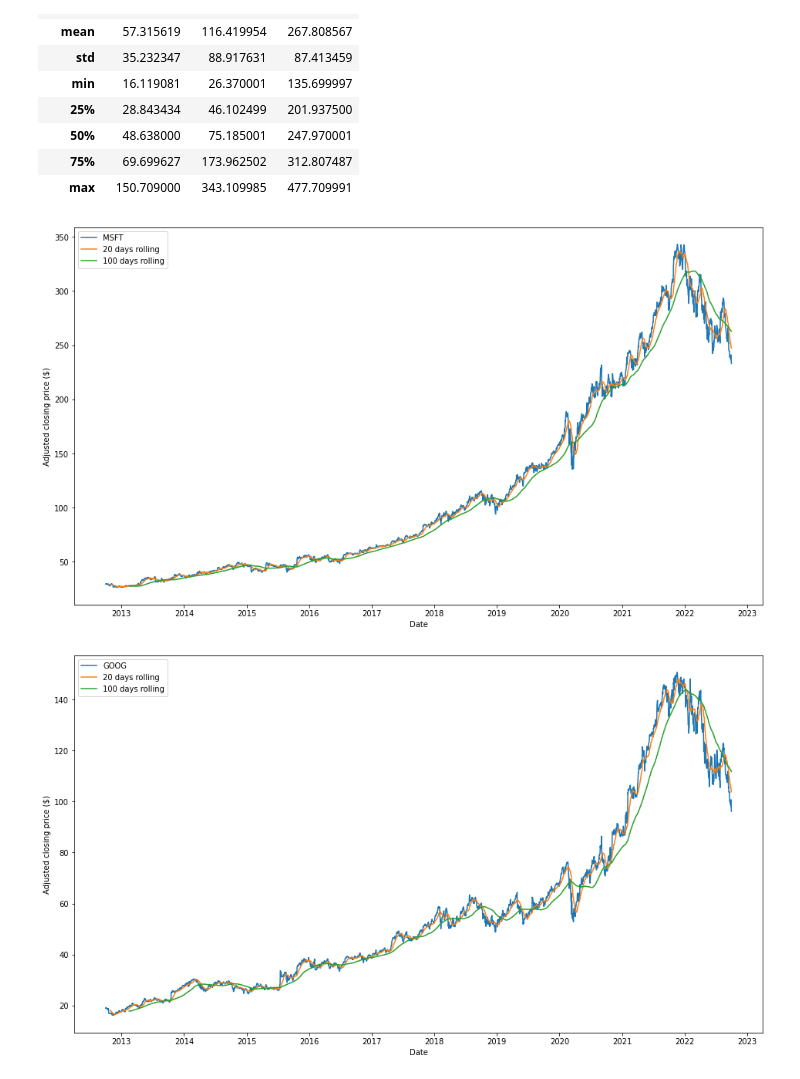
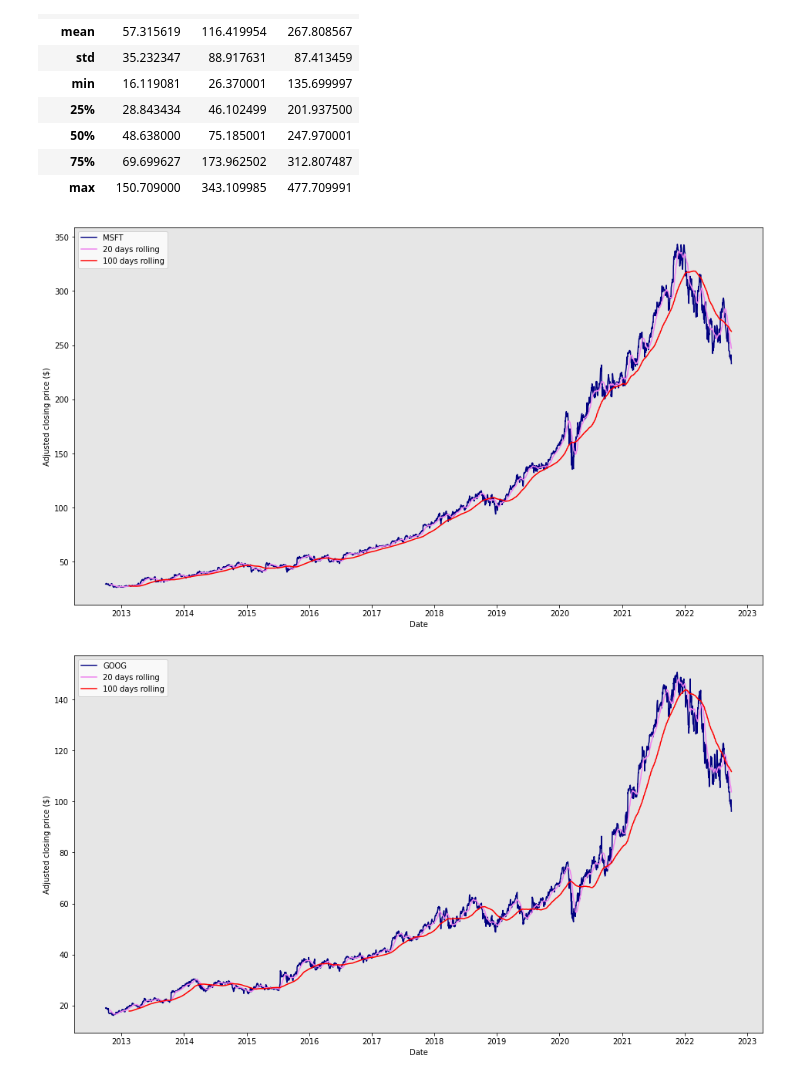
Before and after one commit to mfaldet/Stock-Evaluation, a Jupyter notebook: Stock Prediction/stock-prediction.ipynb, the cells around one changed output. Saved outputs shown, nothing was run; the diff lists cells and outputs as text; code cells hidden in the pictures.

```diff
--- a/Stock Prediction/stock-prediction.ipynb
+++ b/Stock Prediction/stock-prediction.ipynb
@@ -62,30 +62,31 @@ close.describe()
 # %%
 def visualize_equity(df, index):
     # Get the MSFT timeseries. This now returns a Pandas Series object indexed by date.
     idx = df.loc[:, index]
 
     # Calculate the 20 and 100 days moving averages of the closing prices
     short_rolling_idx = idx.rolling(window=20).mean()
     long_rolling_idx = idx.rolling(window=100).mean()
 
     # Plot everything by leveraging the very powerful matplotlib package
     fig, ax = plt.subplots(figsize=(16,9))
 
-    ax.plot(idx.index, idx, label=index)
-    ax.plot(short_rolling_idx.index, short_rolling_idx, label='20 days rolling')
-    ax.plot(long_rolling_idx.index, long_rolling_idx, label='100 days rolling')
+    ax.plot(idx.index, idx, label=index, color='navy')
+    ax.plot(short_rolling_idx.index, short_rolling_idx, color='violet', label='20 days rolling')
+    ax.plot(long_rolling_idx.index, long_rolling_idx, color='red', label='100 days rolling')
 
     ax.set_xlabel('Date')
     ax.set_ylabel('Adjusted closing price ($)')
+    ax.set_facecolor('#E6E6E6')
     ax.legend()
     plt.show()
 
 visualize_equity(close, 'MSFT')
 # %% [output]
-[figure, old version]
+[figure, new version]
 # %%
 visualize_equity(close, 'GOOG')
 # %% [output]
-[figure, old version]
+[figure, new version]
 # %%
 visualize_equity(close, 'SPY')
```
Also changed, not shown: parts of 6 cells of this notebook.
